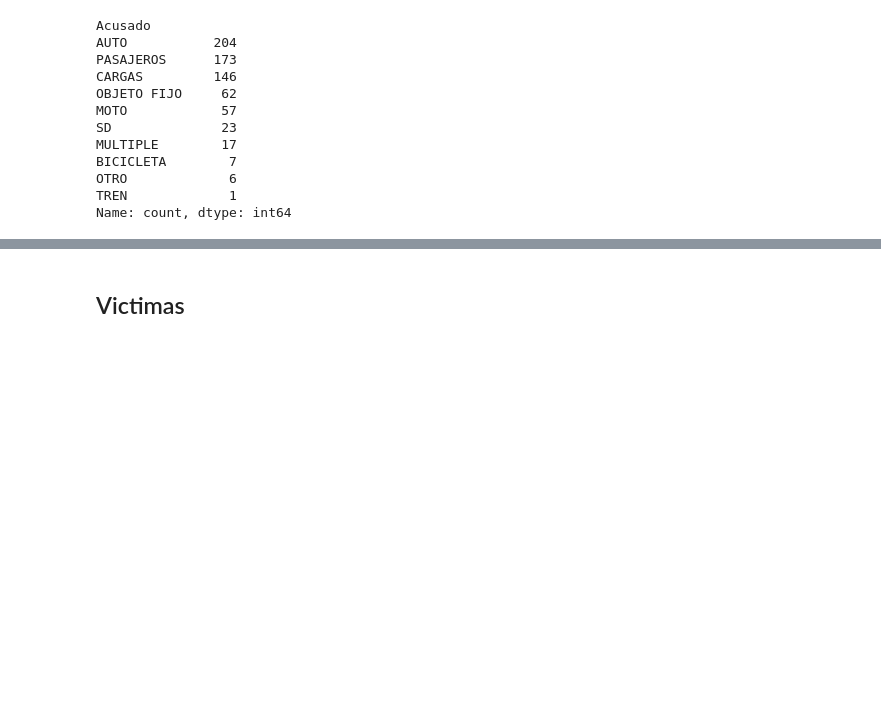
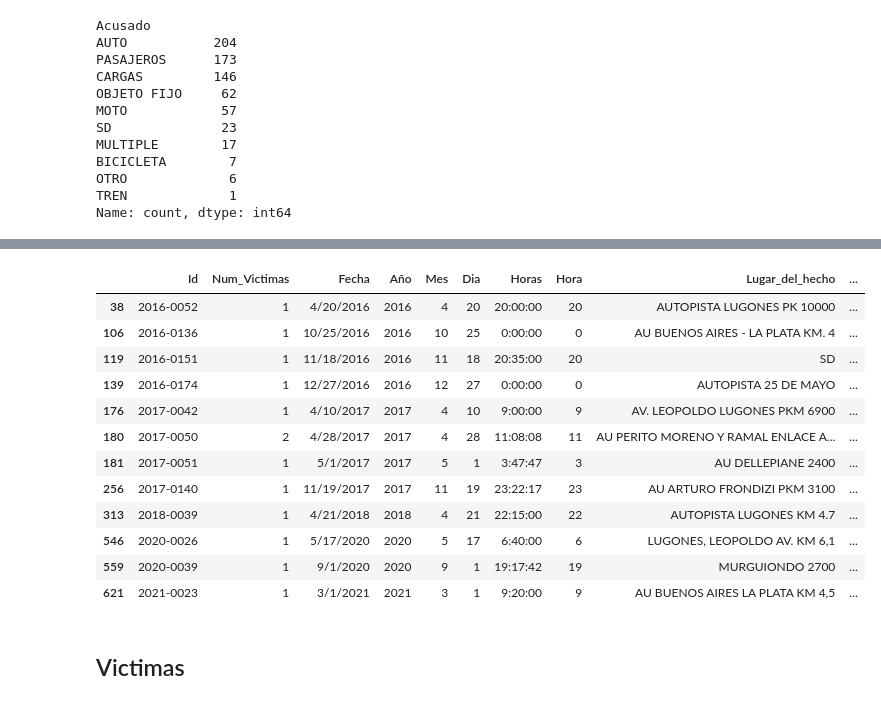
Before and after one commit to Edgarescribiendo/PI_2-Data_Analytics, a Jupyter notebook: ETL.ipynb, the cells around one changed output, grey strips where cells are left out. Drawn from its saved outputs; the diff is of its cells as text; code cells hidden in the pictures; blank space fills up the shorter version.

```diff
--- a/ETL.ipynb
+++ b/ETL.ipynb
@@ -51,7 +48,7 @@ memory usage: 114.3+ KB
 # Renombramiento de las columnas
 hechos_database.rename(columns={'ID':'Id', 'N_VICTIMAS': 'Num_Victimas', 'FECHA':'Fecha', 'AAAA':'Año', 'MM':'Mes', 'DD':'Dia', 'HORA':'Horas',
                                   'HH':'Hora','LUGAR_DEL_HECHO':'Lugar_del_hecho', 'TIPO_DE_CALLE':'Tipo_calle','Dirección Normalizada':'Direccion',
-                                  'COMUNA':'Comuna','XY (CABA)': 'Coordenadas','pos x':'Longitud ','pos y':'Latitud','PARTICIPANTES':'Participantes',
+                                  'COMUNA':'Comuna','XY (CABA)': 'Coordenadas','PARTICIPANTES':'Participantes',
                                   'VICTIMA':'Victima', 'ACUSADO':'Acusado'}, inplace = True)
 # %% [markdown]
 <h2> Conteo de nulos </h2>
@@ -187,8 +184,8 @@ hechos_database['Hora'] = pd.to_numeric(hechos_database ['Hora'], errors="coerce
 hechos_database['Hora'] = hechos_database['Hora'].astype('Int64')
 # %%
 # Eliminacion de columna "Altura"
-homicide_database = hechos_database.drop({"Altura",'Cruce'}, axis=1)
-homicide_database.columns
+hechos_database = hechos_database.drop({"Altura",'Cruce'}, axis=1)
+hechos_database.columns
 # %% [output]
 Index(['Id', 'Num_Victimas', 'Fecha', 'Año', 'Mes', 'Dia', 'Horas', 'Hora',
        'Lugar_del_hecho', 'Tipo_calle', 'Calle', 'Direccion', 'Comuna',
@@ -226,3 +236,20 @@ hechos_database['Calle'] = hechos_database['Calle'].replace({None: 'SD'})
+# %%
+target_row = hechos_database.loc[hechos_database['pos x'] == '.']
+target_row
+# %% [output]
+|  | Id | Num_Victimas | Fecha | Año | Mes | Dia | Horas | Hora | Lugar_del_hecho | ... |
+| 38 | 2016-0052 | 1 | 4/20/2016 | 2016 | 4 | 20 | 20:00:00 | 20 | AUTOPISTA LUGONES PK 10000 | ... |
+| 106 | 2016-0136 | 1 | 10/25/2016 | 2016 | 10 | 25 | 0:00:00 | 0 | AU BUENOS AIRES - LA PLATA KM. 4 | ... |
+| 119 | 2016-0151 | 1 | 11/18/2016 | 2016 | 11 | 18 | 20:35:00 | 20 | SD | ... |
+| 139 | 2016-0174 | 1 | 12/27/2016 | 2016 | 12 | 27 | 0:00:00 | 0 | AUTOPISTA 25 DE MAYO | ... |
+| 176 | 2017-0042 | 1 | 4/10/2017 | 2017 | 4 | 10 | 9:00:00 | 9 | AV. LEOPOLDO LUGONES PKM 6900 | ... |
+| 180 | 2017-0050 | 2 | 4/28/2017 | 2017 | 4 | 28 | 11:08:08 | 11 | AU PERITO MORENO Y RAMAL ENLACE A... | ... |
+| 181 | 2017-0051 | 1 | 5/1/2017 | 2017 | 5 | 1 | 3:47:47 | 3 | AU DELLEPIANE 2400 | ... |
+| 256 | 2017-0140 | 1 | 11/19/2017 | 2017 | 11 | 19 | 23:22:17 | 23 | AU ARTURO FRONDIZI PKM 3100 | ... |
+| 313 | 2018-0039 | 1 | 4/21/2018 | 2018 | 4 | 21 | 22:15:00 | 22 | AUTOPISTA LUGONES KM 4.7 | ... |
+| 546 | 2020-0026 | 1 | 5/17/2020 | 2020 | 5 | 17 | 6:40:00 | 6 | LUGONES, LEOPOLDO AV. KM 6,1 | ... |
+| 559 | 2020-0039 | 1 | 9/1/2020 | 2020 | 9 | 1 | 19:17:42 | 19 | MURGUIONDO 2700 | ... |
+| 621 | 2021-0023 | 1 | 3/1/2021 | 2021 | 3 | 1 | 9:20:00 | 9 | AU BUENOS AIRES LA PLATA KM 4,5 | ... |
 # %% [markdown]
 <h2>Victimas</h2>
 # %%
```
Also changed, not shown: parts of 16 cells of this notebook, 3 other files.
